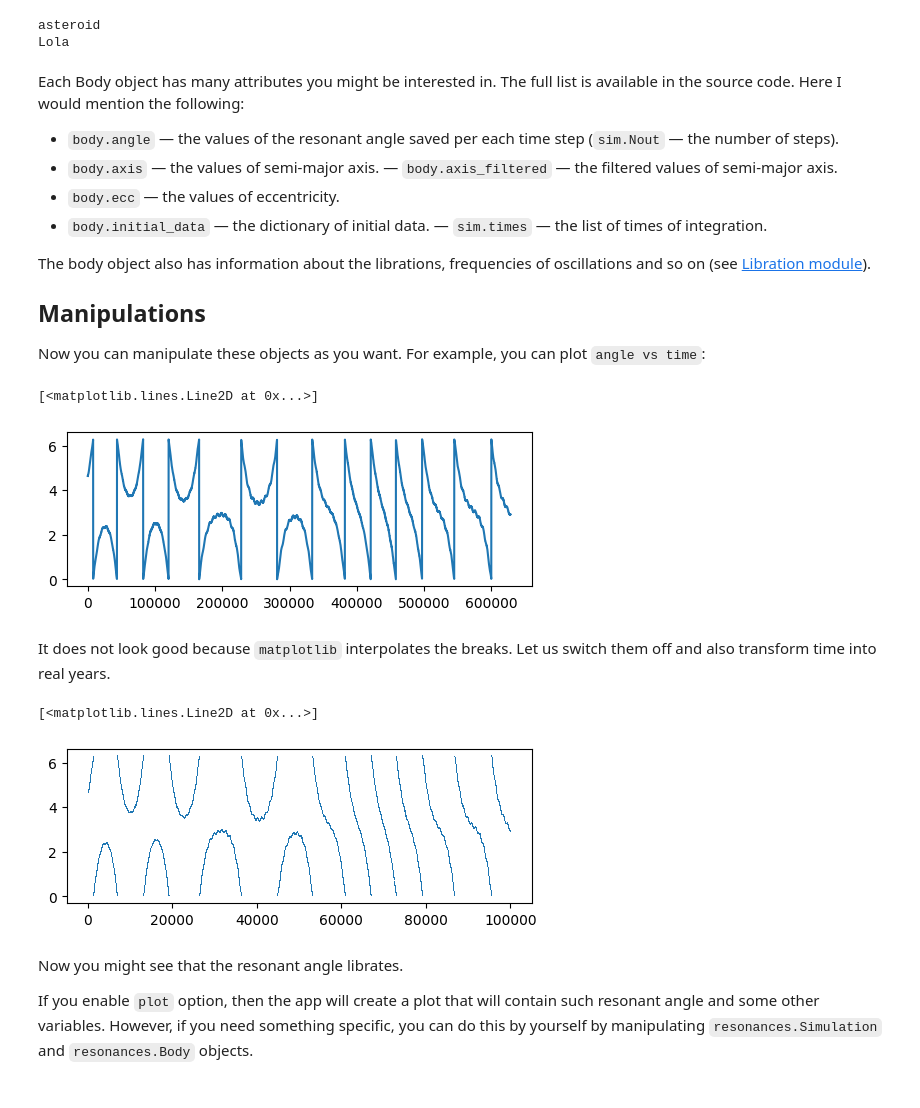
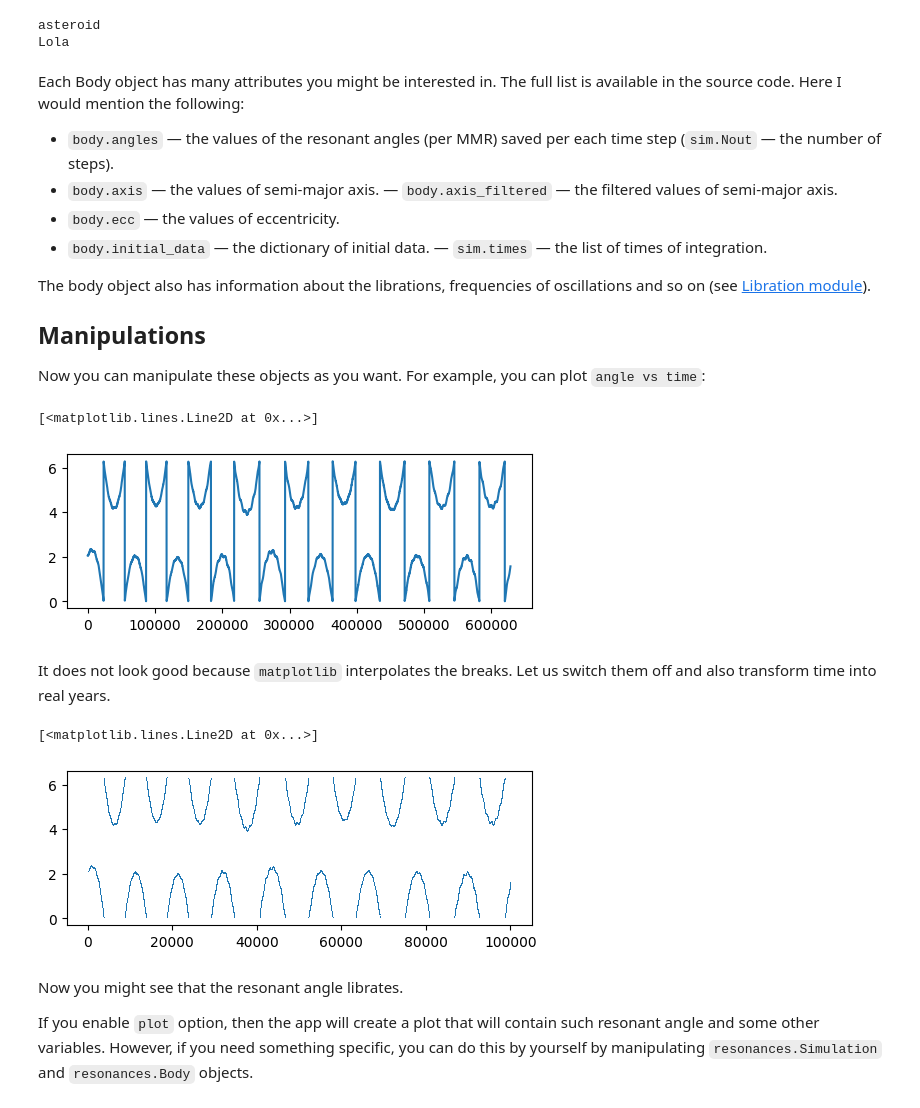
Before and after one commit to smirik/resonances, a Jupyter notebook: docs/core.ipynb, the cells around one changed output. Saved outputs shown, nothing was run; the diff lists cells and outputs as text; code cells hidden in the pictures.

```diff
--- a/docs/core.ipynb
+++ b/docs/core.ipynb
@@ -78,7 +81,7 @@ astdys.rebuild()
 # %% [markdown]
 It is a good idea to specify before running the simulation what do you want to save. If you do not need figures, it is a good idea to disable them. It will definitely save some time. Also, if you do not need the time series for all asteroids, which can require a lot of space if there are many objects (>1000), then simply disable them.
-# %%
-sim.save = True
-sim.plot = False
-sim.save_only_undetermined = True
+# %%
+sim.save = 'nonzero' # other options: 'resonant' (only resonant), 'nonzero' (resonant and candidates), None (do not save anything)
+sim.plot = None # the same as above
+sim.plot_type = 'save' # other options: 'show' (show the plot), 'save' (save the plot), 'both', and None (do not plot anything)
 # %% [markdown]
@@ -112,7 +115,7 @@ Lola
 # %% [markdown]
 Each Body object has many attributes you might be interested in. The full list is available in the source code. Here I would mention the following:
 
-- `body.angle` — the values of the resonant angle saved per each time step (`sim.Nout` — the number of steps).
+- `body.angles` — the values of the resonant angles (per MMR) saved per each time step (`sim.Nout` — the number of steps).
 - `body.axis` — the values of semi-major axis. — `body.axis_filtered` — the filtered values of semi-major axis.
 - `body.ecc` — the values of eccentricity.
 - `body.initial_data` — the dictionary of initial data. — `sim.times` — the list of times of integration.
@@ -125,20 +128,20 @@ Now you can manipulate these objects as you want. For example, you can plot `ang
 # %%
 import matplotlib.pyplot as plt
 body = sim.bodies[1]
 plt.figure(figsize=(6, 2))
-plt.plot(sim.times, body.angle)
+plt.plot(sim.times, body.angle(mmr))
 # %% [output]
 [<matplotlib.lines.Line2D at 0x...>]
-[figure, old version]
+[figure, new version]
 # %% [markdown]
 It does not look good because `matplotlib` interpolates the breaks. Let us switch them off and also transform time into real years.
 # %%
 import numpy as np
 plt.figure(figsize=(6, 2))
-plt.plot(sim.times/(2*np.pi), body.angle, linestyle='', marker=',')
+plt.plot(sim.times/(2*np.pi), body.angle(mmr), linestyle='', marker=',')
 # %% [output]
 [<matplotlib.lines.Line2D at 0x...>]
-[figure, old version]
+[figure, new version]
 # %% [markdown]
 Now you might see that the resonant angle librates.
 
```
Also changed, not shown: parts of 3 cells of this notebook, 49 other files.
